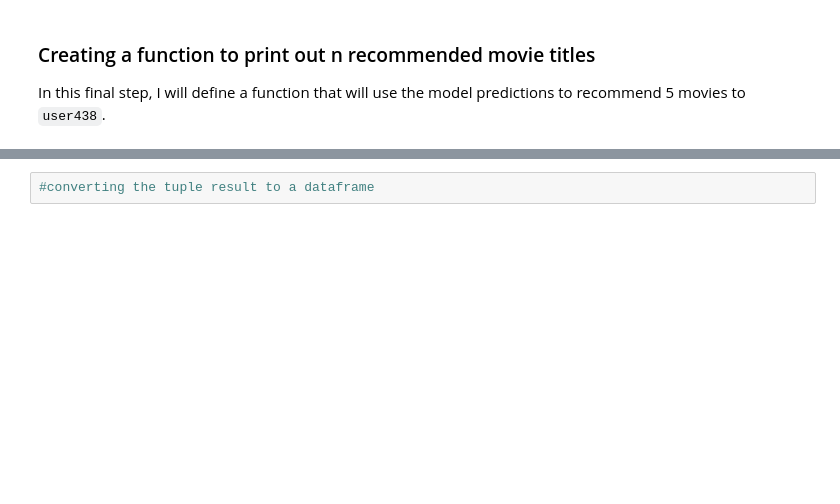
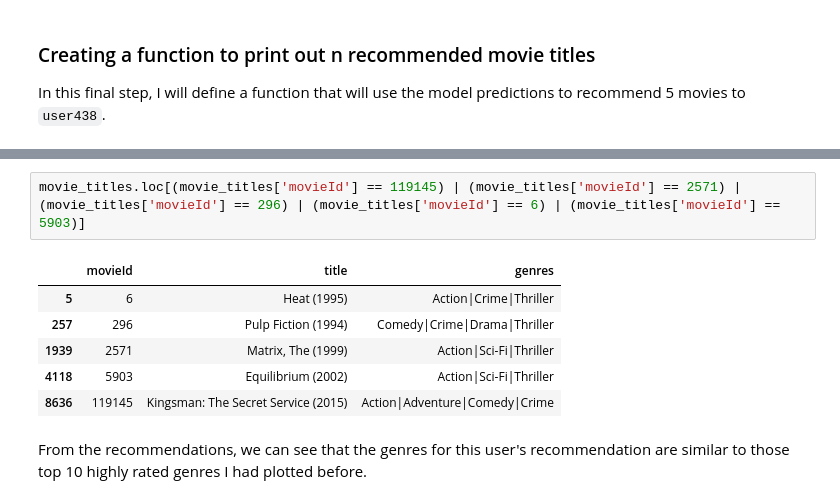
Before and after one commit to brandonbush2/Movie-Recommendation-System, a Jupyter notebook: Movie Recommendation System.ipynb, the cells around one changed output, grey strips where cells are left out. Drawn from its saved outputs; the diff is of its cells as text; blank space fills up the shorter version.

```diff
--- a/Movie Recommendation System.ipynb
+++ b/Movie Recommendation System.ipynb
@@ -485,2 +496,11 @@ Movie ID: 6539, Title: Pirates of the Caribbean: The Curse of the Black Pearl (2
 # %%
-#converting the tuple result to a dataframe
+movie_titles.loc[(movie_titles['movieId'] == 119145) | (movie_titles['movieId'] == 2571) | (movie_titles['movieId'] == 296) | (movie_titles['movieId'] == 6) | (movie_titles['movieId'] == 5903)]
+# %% [output]
+|  | movieId | title | genres |
+| 5 | 6 | Heat (1995) | Action|Crime|Thriller |
+| 257 | 296 | Pulp Fiction (1994) | Comedy|Crime|Drama|Thriller |
+| 1939 | 2571 | Matrix, The (1999) | Action|Sci-Fi|Thriller |
+| 4118 | 5903 | Equilibrium (2002) | Action|Sci-Fi|Thriller |
+| 8636 | 119145 | Kingsman: The Secret Service (2015) | Action|Adventure|Comedy|Crime |
+# %% [markdown]
+From the recommendations, we can see that the genres for this user's recommendation are similar to those top 10 highly rated genres I had plotted before.
```
Also changed, not shown: parts of 23 cells of this notebook.
